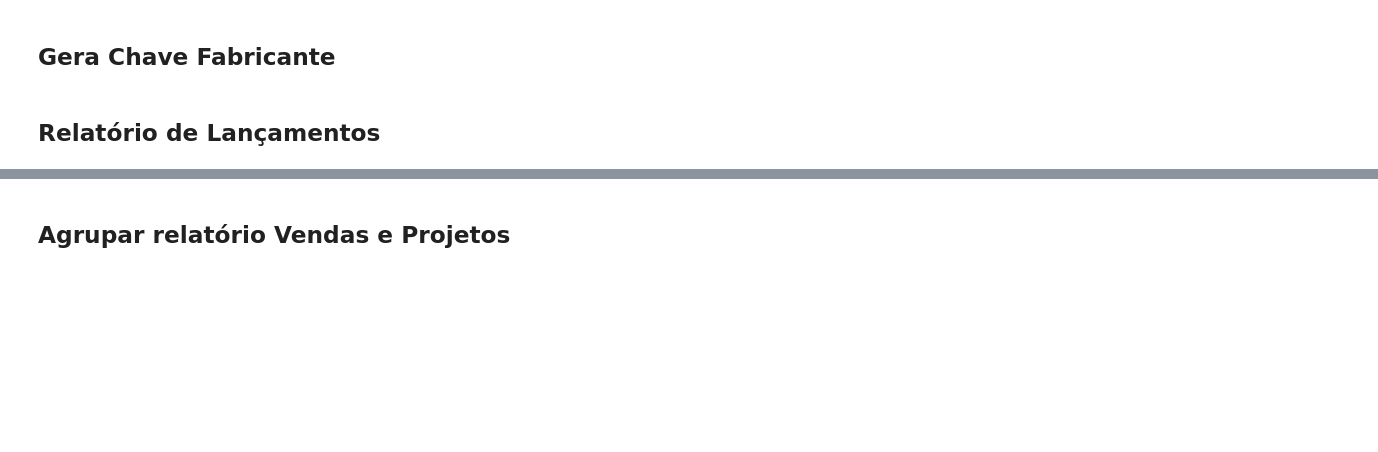
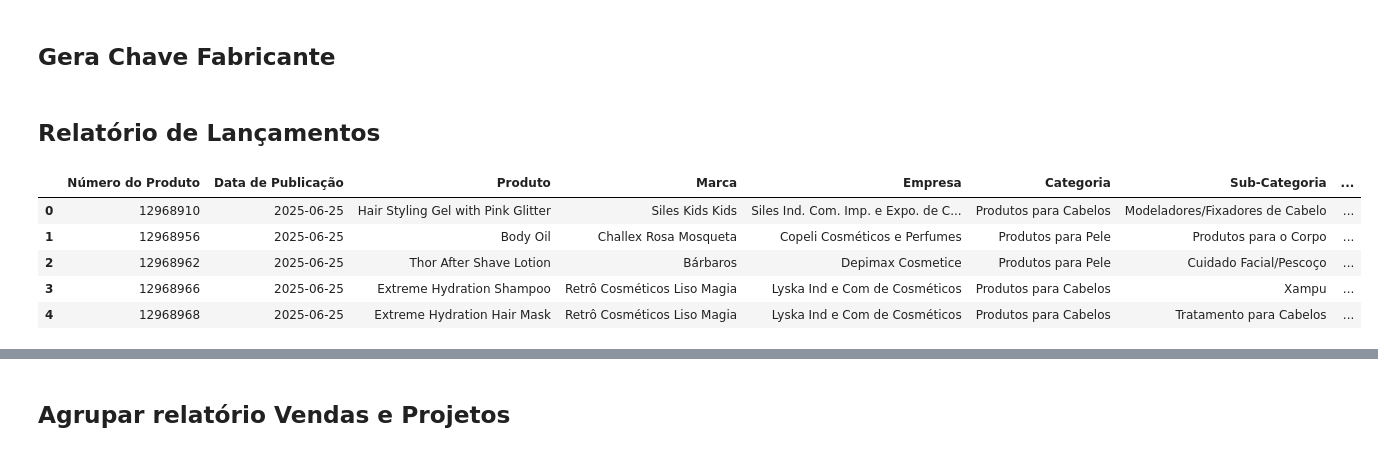
Before and after one commit to GimenesPaula/GimenesPaula, a Jupyter notebook: Projeto 1.ipynb, the cells around one changed output, grey strips where cells are left out. Cells and saved outputs as stored; diff of their text form; code cells hidden in the pictures; blank space fills up the shorter version.

```diff
--- a/Projeto 1.ipynb
+++ b/Projeto 1.ipynb
@@ -396,3 +401,12 @@ df_launches['Estado'] = df_launches['Manufacturer Company Address'].apply(extrai
+# %%
+df_launches.head()
+# %% [output]
+|  | Número do Produto | Data de Publicação | Produto | Marca | Empresa | Categoria | Sub-Categoria | ... |
+| 0 | 12968910 | 2025-06-25 | Hair Styling Gel with Pink Glitter | Siles Kids Kids | Siles Ind. Com. Imp. e Expo. de C... | Produtos para Cabelos | Modeladores/Fixadores de Cabelo | ... |
+| 1 | 12968956 | 2025-06-25 | Body Oil | Challex Rosa Mosqueta | Copeli Cosméticos e Perfumes | Produtos para Pele | Produtos para o Corpo | ... |
+| 2 | 12968962 | 2025-06-25 | Thor After Shave Lotion | Bárbaros | Depimax Cosmetice | Produtos para Pele | Cuidado Facial/Pescoço | ... |
+| 3 | 12968966 | 2025-06-25 | Extreme Hydration Shampoo | Retrô Cosméticos Liso Magia | Lyska Ind e Com de Cosméticos | Produtos para Cabelos | Xampu | ... |
+| 4 | 12968968 | 2025-06-25 | Extreme Hydration Hair Mask | Retrô Cosméticos Liso Magia | Lyska Ind e Com de Cosméticos | Produtos para Cabelos | Tratamento para Cabelos | ... |
 # %%
 df_launches['indice']=1
 transpor_2(df_launches, 'Categoria', 'indice')
```
Also changed, not shown: parts of 18 cells of this notebook.
